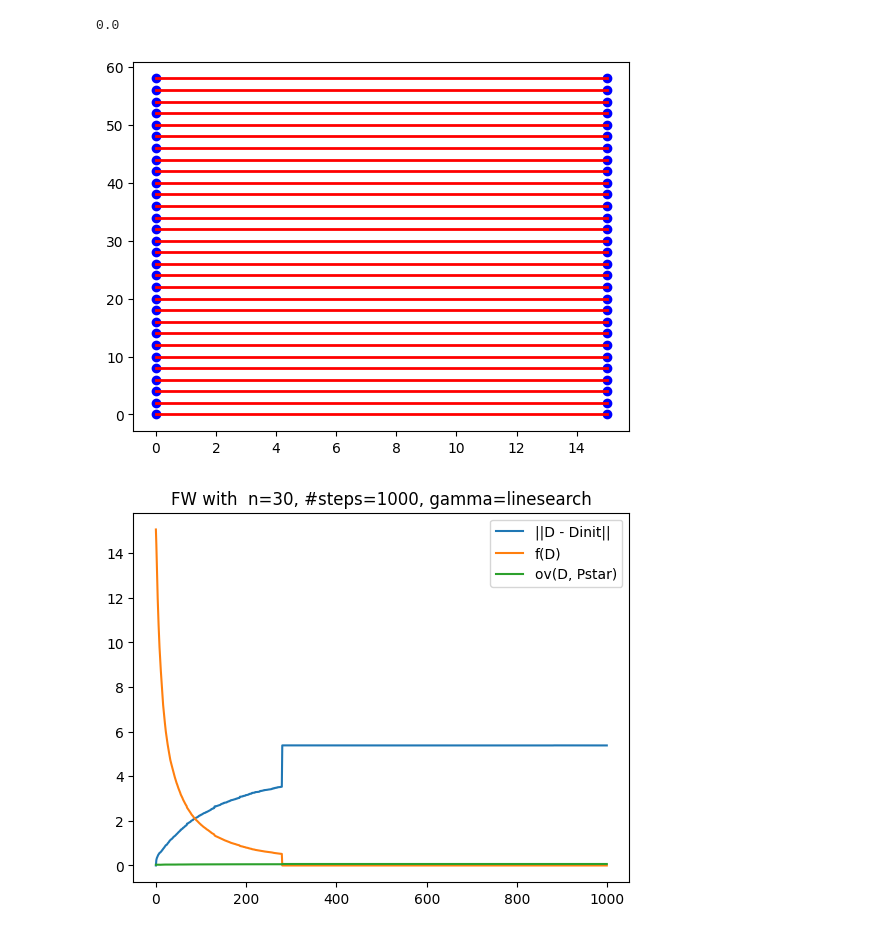
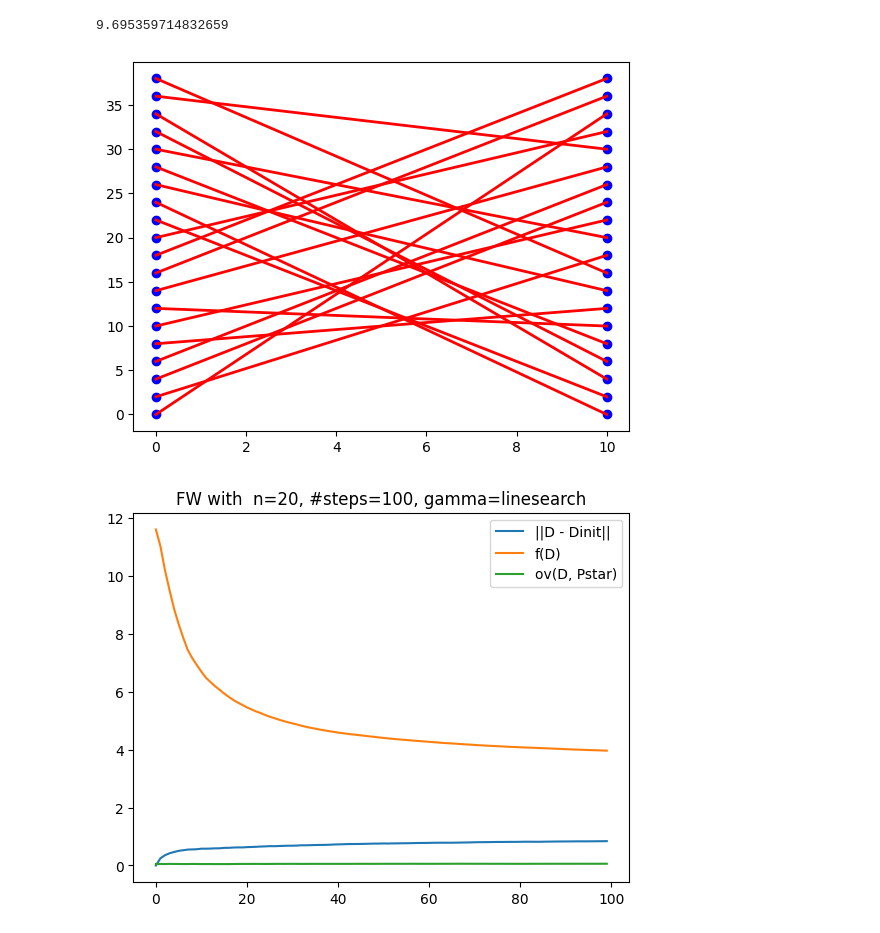
Before and after one commit to jakobmaier-eu/graph-gromov, a Jupyter notebook: testing_algorithms.ipynb, the cells around one changed output. Cells and saved outputs as stored; diff of their text form; code cells hidden in the pictures.

```diff
--- a/testing_algorithms.ipynb
+++ b/testing_algorithms.ipynb
@@ -25,13 +26,13 @@ from eigenalign import *
 # G and Gprime are too big (in memory) for computation
 # new dataset
 
-n = (30)
+n = (20)
 p = 0.4
 
 A_eq, b_eq =  bistochastic_equality_constraints(n)
 
 G0, A0 = sample_Erdos_Renyi(n, p)
-G1, A1 = G0, A0
+G1, A1 = sample_Erdos_Renyi(n, p)
 
 Ps = rand_perm_matrix(n)
 # %%
@@ -72,12 +76,12 @@ print(np.linalg.norm(A0.toarray() - D @ A1.toarray() @ D.T))
 plot_alignment(G0,G1, Dp)
 print(np.linalg.norm(A0.toarray() - Dp @ A1.toarray() @ Dp.T))
 # %% [output]
-0.0
+9.695359714832659
-[figure, old version]
+[figure, new version]
 # %%
-D1 = frank_wolfe(A0, A1, 1000, Pstar=Ps , method="mindiff",plot=True)
+D1 = frank_wolfe(A0, A1, 100, Pstar=Ps , method="mindiff",plot=True)
 # %% [output]
-[figure, old version]
+[figure, new version]
 # %%
 D1p = project_to_perm(D1, A_eq, b_eq)
 
```
Also changed, not shown: parts of 12 cells of this notebook, 5 other files.
